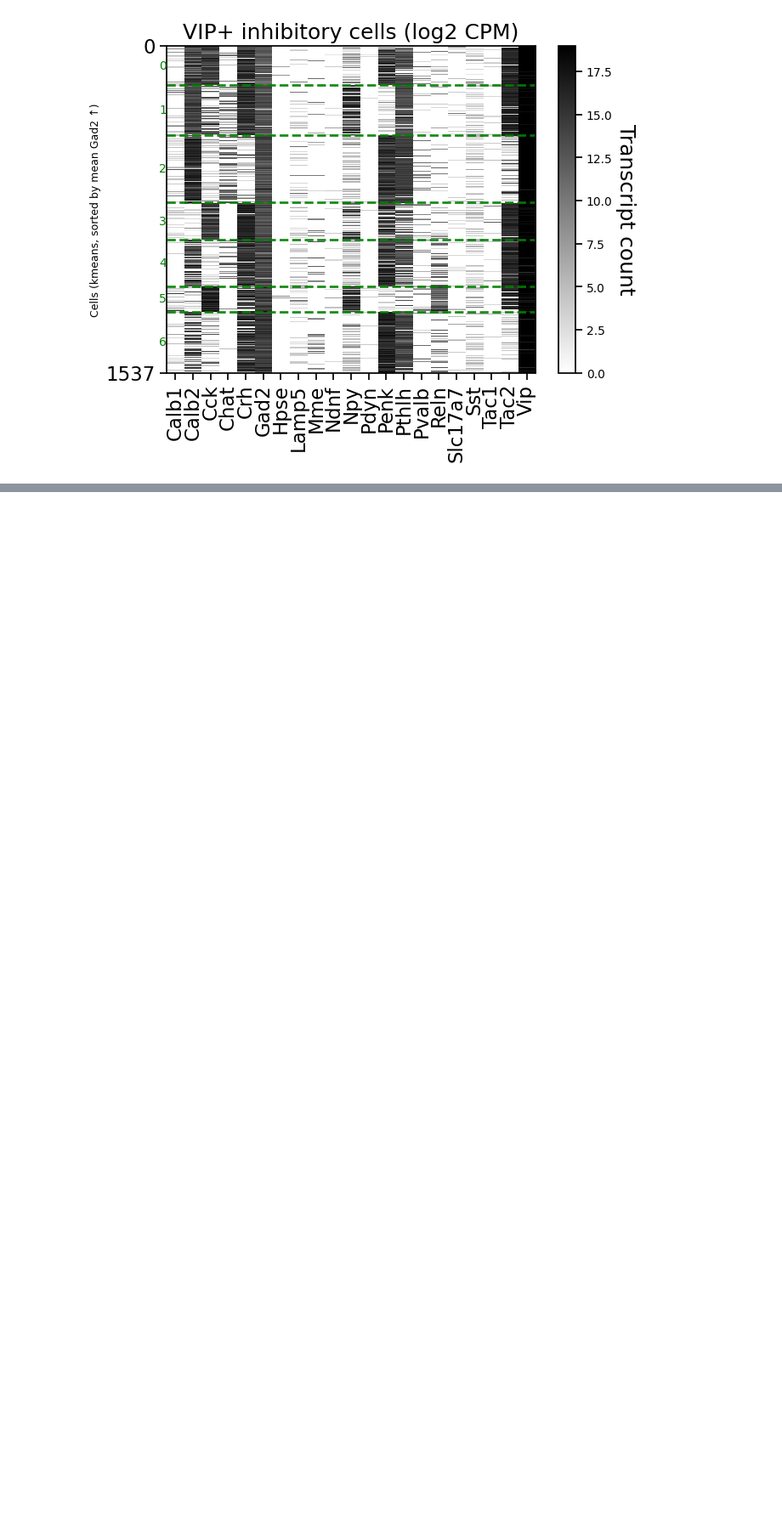
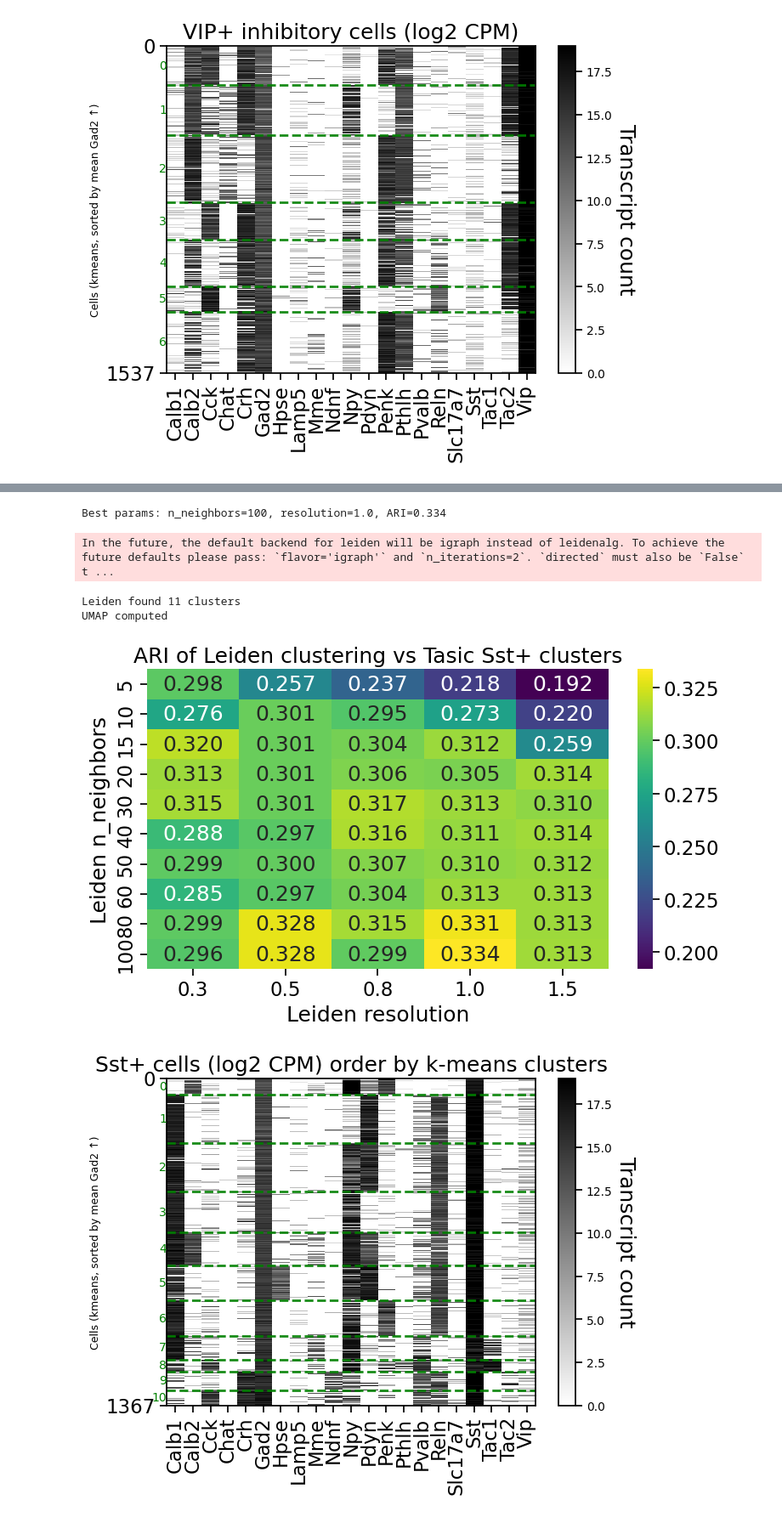
Before and after one commit to AllenNeuralDynamics/hcr-integrated-qc-capsule, a Jupyter notebook: code/cluster_validation/20260506-smartseq-tasic2018.ipynb, the cells around one changed output, grey strips where cells are left out. Shown at 85% size. Drawn from its saved outputs; the diff is of its cells as text; code cells hidden in the pictures; blank space fills up the shorter version.

Commit message:
cluster subclass

```diff
--- a/code/cluster_validation/20260506-smartseq-tasic2018.ipynb
+++ b/code/cluster_validation/20260506-smartseq-tasic2018.ipynb
@@ -374,0 +433,48 @@ adata_log_inh_vip.obs
+# %%
+gene = "Sst"
+expression_threshold = 15
+
+# Use generic clustering function for subclass+ cells
+adata_log_inh_subclass, subclass_results = cluster_validation_utils.cluster_gene_positive_cells(
+    adata_log_inh,
+    gene=gene,
+    expression_threshold=expression_threshold,
+    reference_cluster_col="cluster",
+    compute_umap=True
+)
+
+# Plot parameter sweep heatmap
+fig = cluster_validation_utils.plot_clustering_sweep_heatmap(
+    subclass_results["sweep_df"],
+    metric_col="ari",
+    title=f"ARI of Leiden clustering vs Tasic {gene}+ clusters"
+)
+plt.show()
+
+
+viz.plot_cell_x_gene_clustered(
+    pd.DataFrame(adata_log_inh_subclass.X, columns=adata_log_inh_subclass.var_names, index=adata_log_inh_subclass.obs_names),
+    k=subclass_results['n_clusters'], fig_size=(7, 5), title=f"{gene}+ cells (log2 CPM) order by k-means clusters",
+    clip_range=(0, 5000))
+
+# plot cell x gene with cells ordered by leiden cluster and genes ordered by original order use: viz.plot_cell_x_gene_labeled(
+viz.plot_cell_x_gene_labeled(
+    pd.DataFrame(adata_log_inh_subclass.X, columns=adata_log_inh_subclass.var_names, index=adata_log_inh_subclass.obs_names),
+    labels=adata_log_inh_subclass.obs['leiden'], #col_labels=adata_log_inh_subclass.var_names,
+    fig_size=(7, 5), title=f"{gene}+ cells (log2 CPM) ordered by Leiden clusters",
+    clip_range=(0, 5000), label_fontsize=6)
+
+# Plot UMAPs with different colorings
+sc.pl.umap(adata_log_inh_subclass, color="leiden", title=f"{gene}+ cells (leiden clusters)")
+sc.pl.umap(adata_log_inh_subclass, color="subclass", title=f"{gene}+ cells (subclass)")
+sc.pl.umap(adata_log_inh_subclass, color="cluster", title=f"{gene}+ cells (original cluster)")
+sc.pl.umap(adata_log_inh_subclass, color="class", title=f"{gene}+ cells (class)")
+
+
+# plot cell x gene with cells ordered by leiden cluster and genes ordered by original order
+viz.plot_cell_x_gene_clustered(
+    pd.DataFrame(adata_log_inh_subclass.X, columns=adata_log_inh_subclass.var_names, index=adata_log_inh_subclass.obs_names),
+    row_labels=adata_log_inh_subclass.obs['leiden'], col_labels=adata_log_inh_subclass.var_names,
+    fig_size=(7, 10), title=f"{gene}+ cells (log2 CPM) ordered by Leiden clusters",
+    clip_range=(0, 5000))
+# %% [output]
@@ -374,0 +499,6 @@ adata_log_inh_vip.obs
+Best params: n_neighbors=100, resolution=1.0, ARI=0.334
+In the future, the default backend for leiden will be igraph instead of leidenalg. To achieve the future defaults please pass: `flavor='igraph'` and `n_iterations=2`. `directed` must also be `False` t ...
+Leiden found 11 clusters
+UMAP computed
+[figure, added]
+[figure, added]
```
Also changed, not shown: parts of 22 cells of this notebook, 1 other file.
